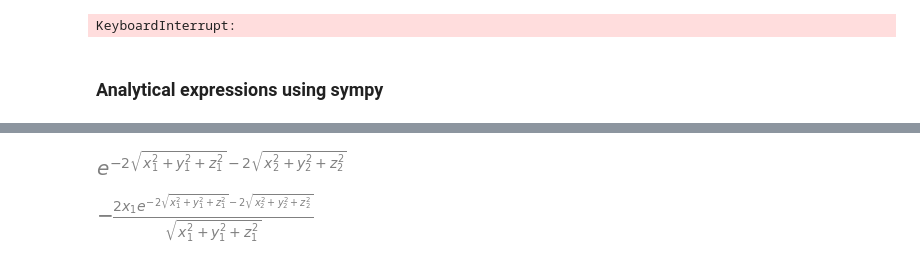
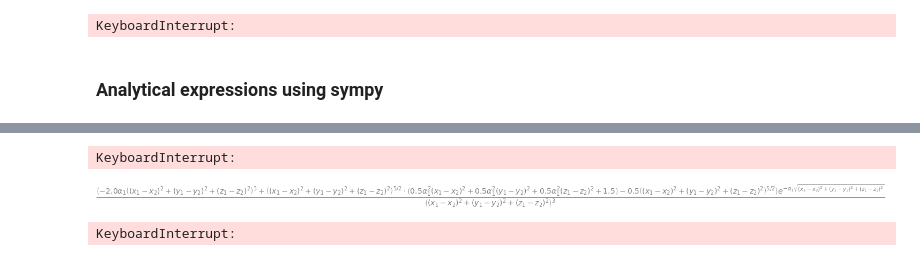
Before and after one commit to Parvfect/QVMC, a Jupyter notebook: helium_analytical.ipynb, the cells around one changed output, grey strips where cells are left out. Drawn from its saved outputs; the diff is of its cells as text; code cells hidden in the pictures.

```diff
--- a/helium_analytical.ipynb
+++ b/helium_analytical.ipynb
@@ -146,13 +148,31 @@ r2 = (x2, y2, z2)
 # %%
 r1_ = sqrt(x1 ** 2 + y1 **2 + z1 **2)
 r2_ = sqrt(x2 ** 2 + y2 **2 + z2 **2)
+# %%
+r12 = sqrt((x2 - x1) ** 2 + (y2 - y1) ** 2 + (z2 - z1) ** 2)
 # %%
 G = exp(-2 * (r1_ + r2_))
+M = 1 + 1/2 * r12 * exp(-alpha1*r12)
+H = 1 + alpha2 * (r1_ + r2_)*(r12) + alpha3 * (r1_ - r2_) ** 2 - alpha4 * r12
-# %%
-G
-# %% [output]
-[figure, removed]
-# %%
-diff(G, x1)
-# %% [output]
-[figure, removed]
+# %%
+def laplacian_1(exp):
+    return simplify(diff(diff(exp, x1), x1) + diff(diff(exp, y1), y1) + diff(diff(exp, z1), z1))
+
+def laplacian_2(exp):
+    return simplify(diff(diff(exp, x1), x1) + diff(diff(exp, y1), y1) + diff(diff(exp, z1), z1))
+# %%
+lap_G_1 = laplacian_1(G)
+lap_M_1 = laplacian_1(M)
+lap_H_1 = laplacian_1(H)
+# %%
+simp_lap_1 = simplify(lap_G_1 + lap_M_1 + lap_H_1)
+# %% [output]
+KeyboardInterrupt:
+# %%
+lap_M_1
+# %% [output]
+[figure, added]
+# %%
+simplify(laplacian_1(G) + laplacian_1(M) + laplacian_1(H))
+# %% [output]
+KeyboardInterrupt:
```
Also changed, not shown: parts of 5 cells of this notebook, 2 other files.
